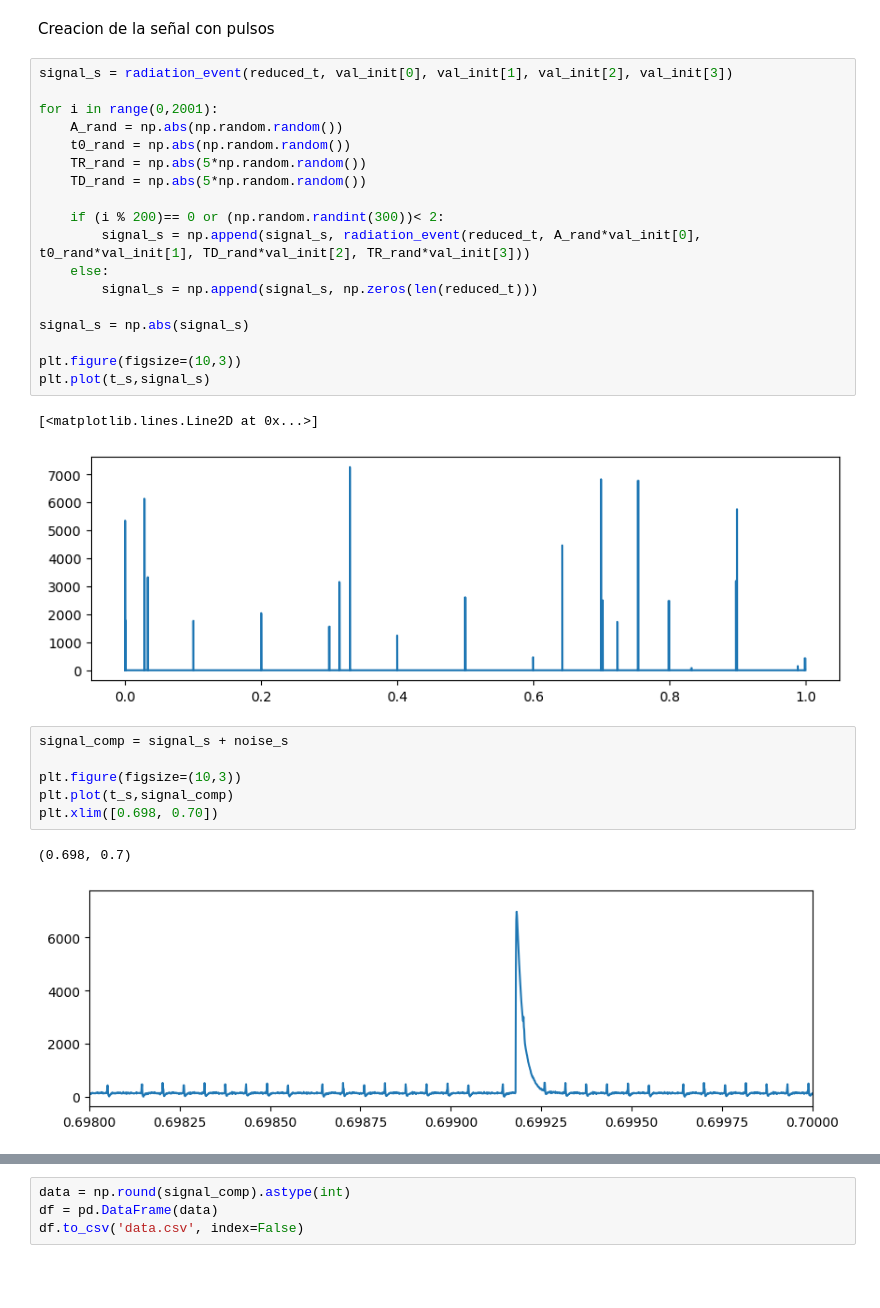
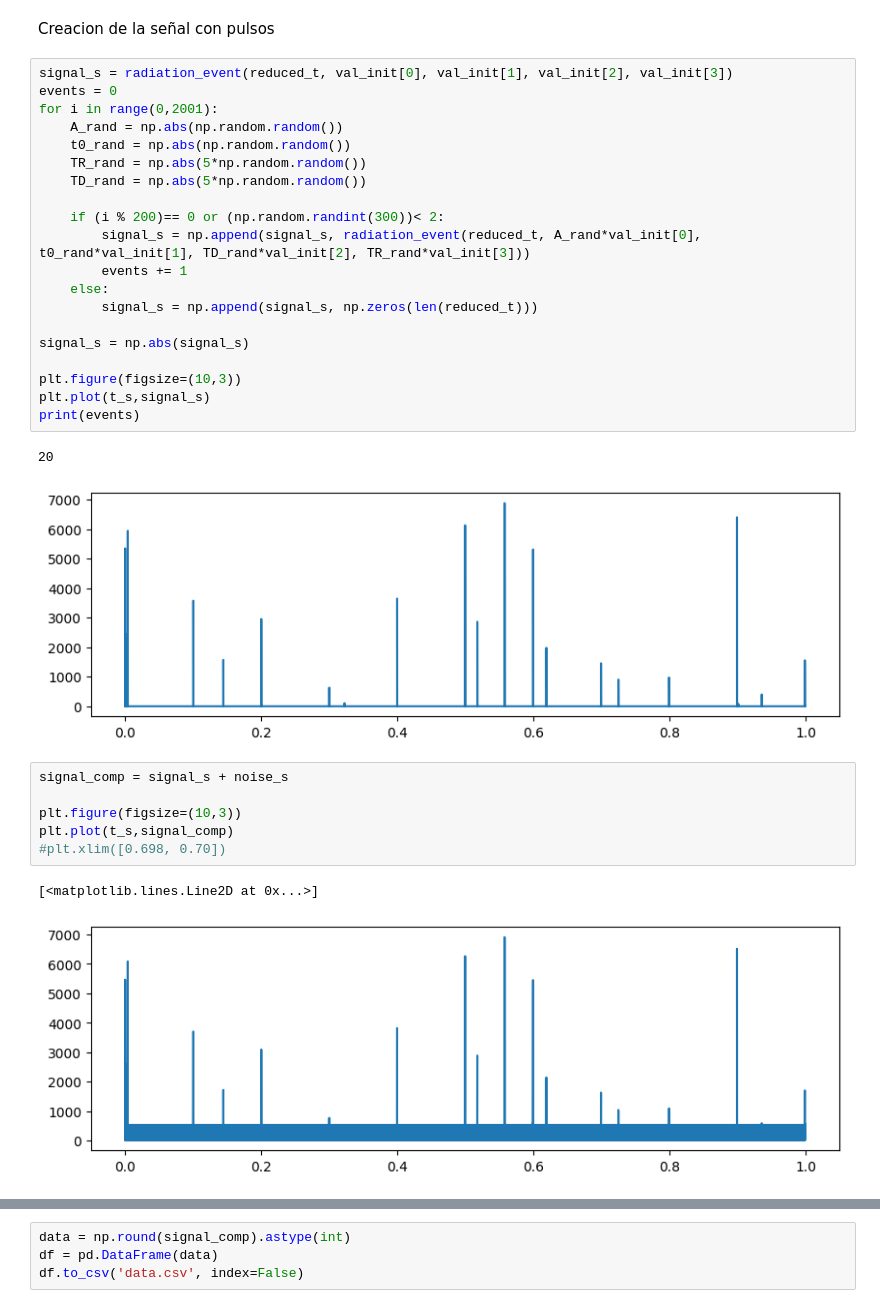
Before and after one commit to fabioc9675/TrapezoidalShaper_Prj, a Jupyter notebook: Notebooks/SimulateSignal.ipynb, the cells around one changed output, grey strips where cells are left out. Saved outputs shown, nothing was run; the diff lists cells and outputs as text; blank space fills up the shorter version.

Commit message:
Addition of events counter in the simulated signal

```diff
--- a/Notebooks/SimulateSignal.ipynb
+++ b/Notebooks/SimulateSignal.ipynb
@@ -117,7 +117,7 @@ plt.plot(t_s,noise_s)
 Creacion de la señal con pulsos
 # %%
 signal_s = radiation_event(reduced_t, val_init[0], val_init[1], val_init[2], val_init[3])
-
+events = 0
 for i in range(0,2001):
     A_rand = np.abs(np.random.random())
     t0_rand = np.abs(np.random.random())
@@ -126,6 +126,7 @@ for i in range(0,2001):
 
     if (i % 200)== 0 or (np.random.randint(300))< 2:
         signal_s = np.append(signal_s, radiation_event(reduced_t, A_rand*val_init[0], t0_rand*val_init[1], TD_rand*val_init[2], TR_rand*val_init[3]))
+        events += 1
     else:
         signal_s = np.append(signal_s, np.zeros(len(reduced_t)))
 
@@ -133,18 +134,19 @@ signal_s = np.abs(signal_s)
 
 plt.figure(figsize=(10,3))
 plt.plot(t_s,signal_s)
+print(events)
 # %% [output]
-[<matplotlib.lines.Line2D at 0x...>]
+20
-[figure, old version]
+[figure, new version]
 # %%
 signal_comp = signal_s + noise_s
 
 plt.figure(figsize=(10,3))
 plt.plot(t_s,signal_comp)
-plt.xlim([0.698, 0.70])
+#plt.xlim([0.698, 0.70])
 # %% [output]
-(0.698, 0.7)
+[<matplotlib.lines.Line2D at 0x...>]
-[figure, old version]
+[figure, new version]
 # %%
 plt.figure(figsize=(10,3))
 plt.plot(t_s,signal_comp)
```
Also changed, not shown: parts of 1 cell of this notebook, 1 other file.
